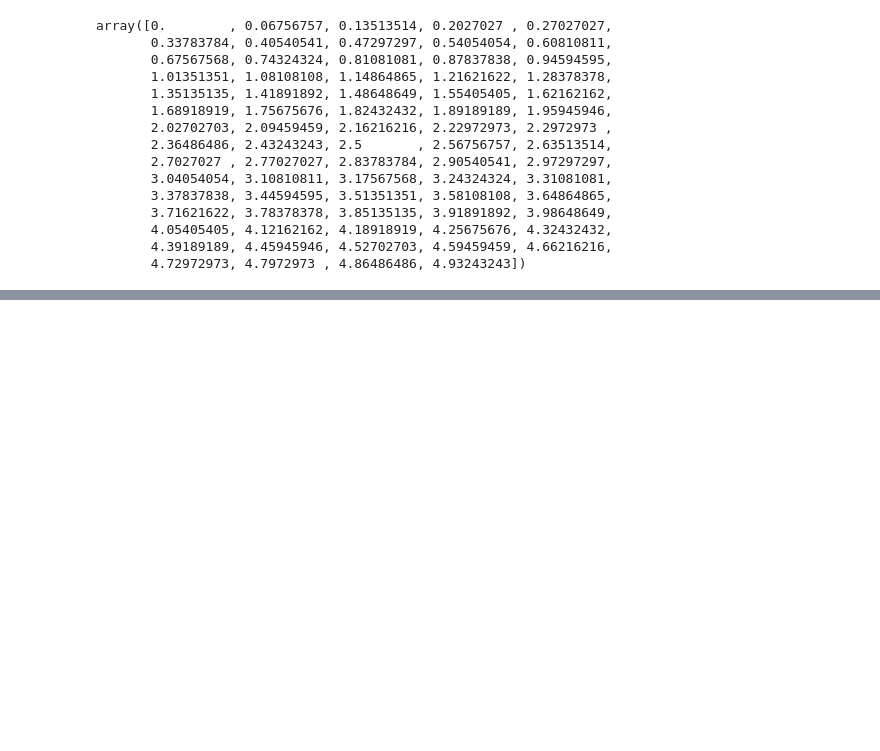
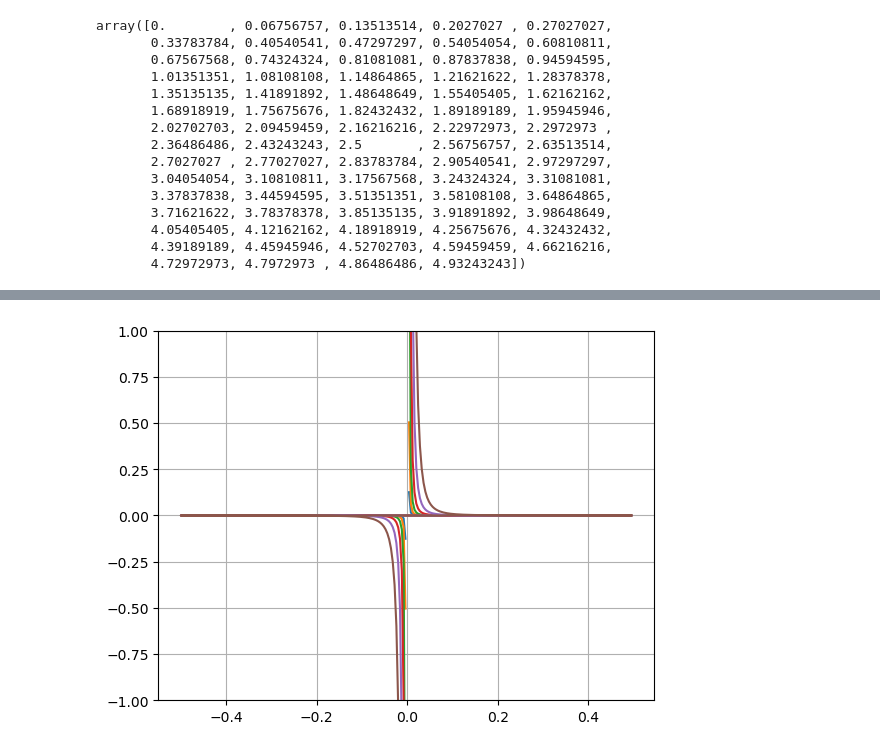
Before and after one commit to kyberszittya/himeko_neural_model, a Jupyter notebook: src/progeny/roadprofile/road_profile_dft.ipynb, the cells around one changed output, grey strips where cells are left out. Cells and saved outputs as stored; diff of their text form; code cells hidden in the pictures; blank space fills up the shorter version.

```diff
--- a/src/progeny/roadprofile/road_profile_dft.ipynb
+++ b/src/progeny/roadprofile/road_profile_dft.ipynb
@@ -435,0 +478,16 @@ def road_quality_spectra(k, kappa, kappa0):
+# %%
+def iso_spectral_density(kappa, _kappa0, suk0):
+    a = kappa / _kappa0
+    __n1 = 3
+    __n2 = 2.25
+    return suk0 * np.where(a <= 1, a ** -__n1, a ** -__n2)
+# %%
+freqs = np.fft.fftfreq(250)
+kappa0 = 1/(2*np.pi)
+iso_target = np.array([2, 8, 32, 128, 512, 2048])*1e-6
+plt.ylim([-1,1])
+plt.grid()
+for i in range(len(iso_target)):
+    plt.plot(freqs, iso_spectral_density(freqs, kappa0, iso_target[i]))
+# %% [output]
+[figure, added]
```
Also changed, not shown: parts of 63 cells of this notebook.
